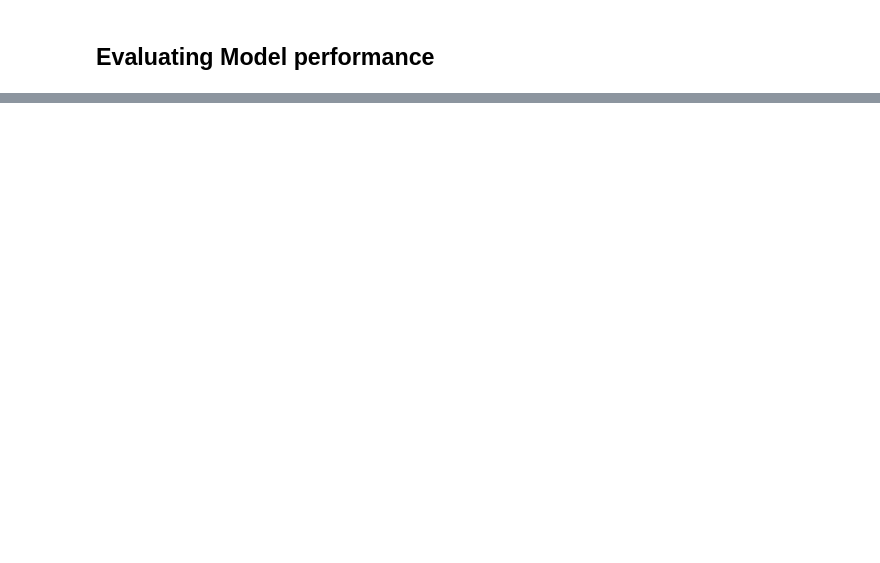
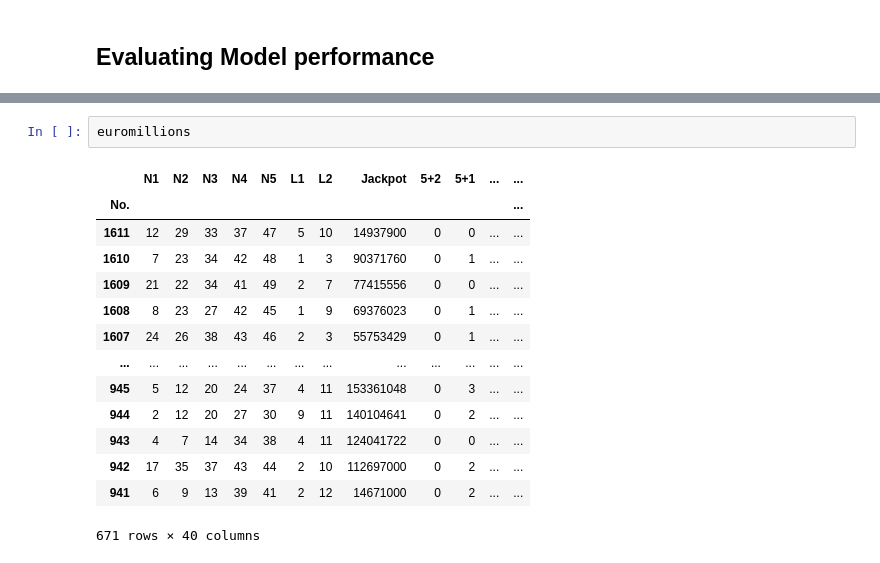
Before and after one commit to RokMedves/EuroMillions, a Jupyter notebook: euromillions.ipynb, the cells around one changed output, grey strips where cells are left out. Cells and saved outputs as stored; diff of their text form; blank space fills up the shorter version.

```diff
--- a/euromillions.ipynb
+++ b/euromillions.ipynb
@@ -850 +869,18 @@ soft-voting accuracy on test dataset: 0.726
 ----------
+# %%
+euromillions
+# %% [output]
+|  | N1 | N2 | N3 | N4 | N5 | L1 | L2 | Jackpot | 5+2 | 5+1 | ... | ... |
+| No. |  |  |  |  |  |  |  |  |  |  |  | ... |
+| 1611 | 12 | 29 | 33 | 37 | 47 | 5 | 10 | 14937900 | 0 | 0 | ... | ... |
+| 1610 | 7 | 23 | 34 | 42 | 48 | 1 | 3 | 90371760 | 0 | 1 | ... | ... |
+| 1609 | 21 | 22 | 34 | 41 | 49 | 2 | 7 | 77415556 | 0 | 0 | ... | ... |
+| 1608 | 8 | 23 | 27 | 42 | 45 | 1 | 9 | 69376023 | 0 | 1 | ... | ... |
+| 1607 | 24 | 26 | 38 | 43 | 46 | 2 | 3 | 55753429 | 0 | 1 | ... | ... |
+| ... | ... | ... | ... | ... | ... | ... | ... | ... | ... | ... | ... | ... |
+| 945 | 5 | 12 | 20 | 24 | 37 | 4 | 11 | 153361048 | 0 | 3 | ... | ... |
+| 944 | 2 | 12 | 20 | 27 | 30 | 9 | 11 | 140104641 | 0 | 2 | ... | ... |
+| 943 | 4 | 7 | 14 | 34 | 38 | 4 | 11 | 124041722 | 0 | 0 | ... | ... |
+| 942 | 17 | 35 | 37 | 43 | 44 | 2 | 10 | 112697000 | 0 | 2 | ... | ... |
+| 941 | 6 | 9 | 13 | 39 | 41 | 2 | 12 | 14671000 | 0 | 2 | ... | ... |
+671 rows × 40 columns
```
Also changed, not shown: parts of 11 cells of this notebook.
